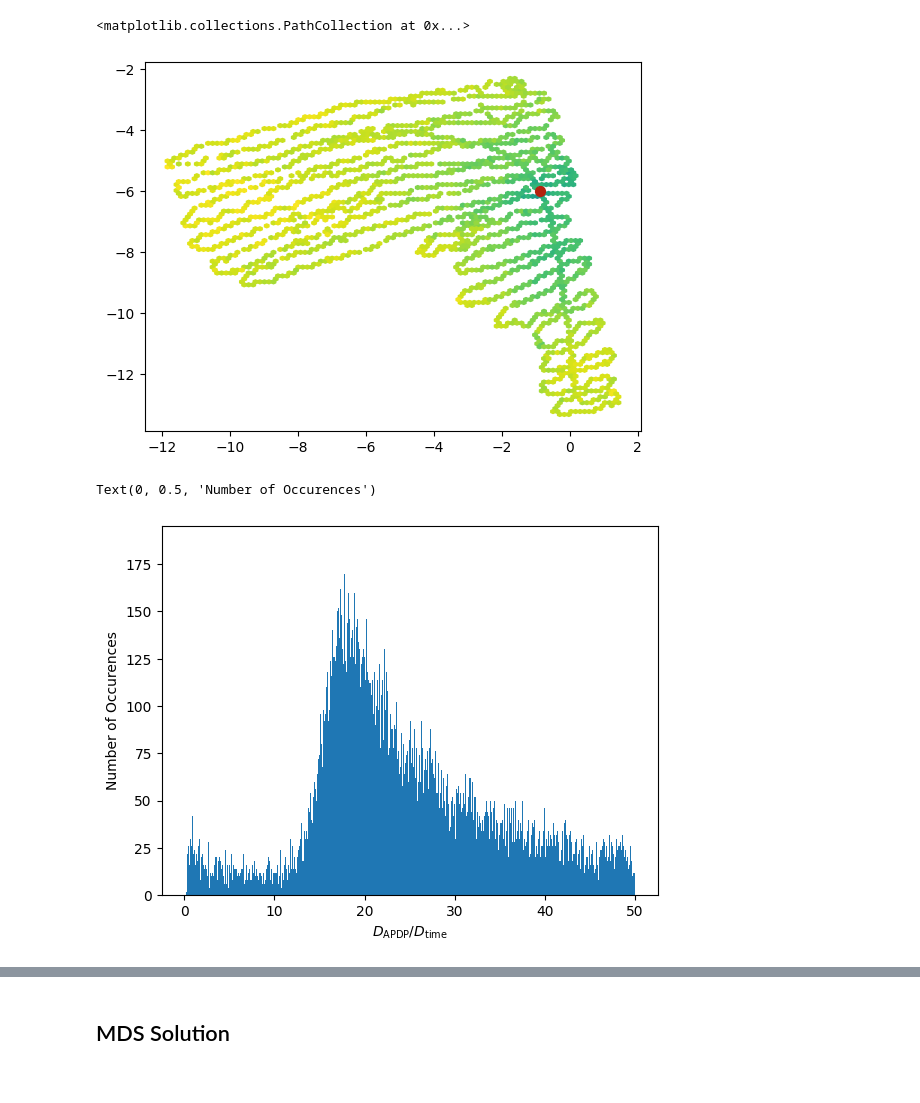
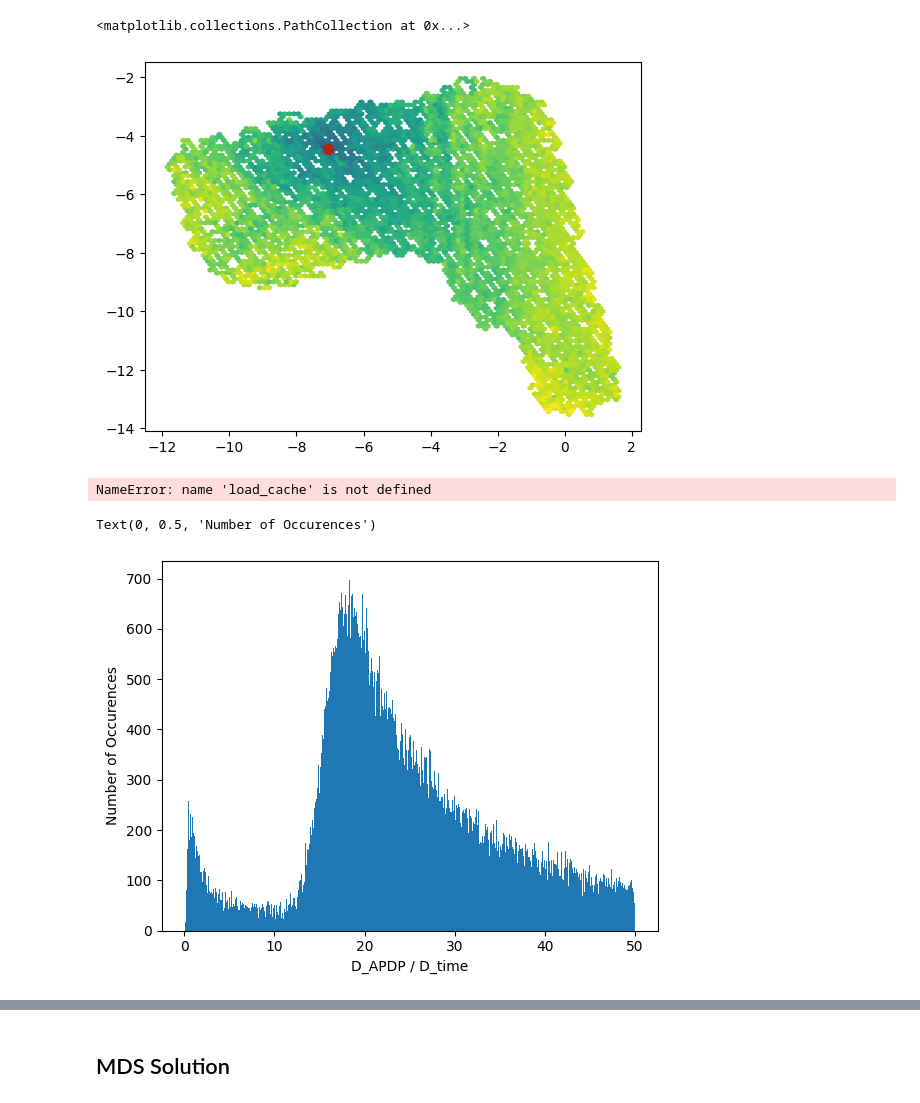
Before and after one commit to yagoliz/mapcharting, a Jupyter notebook: dissimilarity.ipynb, the cells around one changed output, grey strips where cells are left out. Drawn from its saved outputs; the diff is of its cells as text; code cells hidden in the pictures.

```diff
--- a/dissimilarity.ipynb
+++ b/dissimilarity.ipynb
@@ -18,5 +18,11 @@ csi = np.load("data/csi.npz")["arr_0"]
 timestamps = np.load("data/timestamps.npz")["arr_0"]
 positions = np.load("data/positions.npz")["arr_0"]
 # %%
-device = "mps"
-adp_dissimilarity_matrix = adp_dissimilarity(csi, device=device)
+device = "cuda"
+load_cache = True
+file = ".cache/adp_dissimilarity.npz"
+
+if not load_cache:
+    adp_dissimilarity_matrix = adp_dissimilarity(csi, device=device)
+else:
+    adp_dissimilarity_matrix = torch.from_numpy(np.load(file), device=device)
@@ -23,13 +33,18 @@ adp_dissimilarity_matrix = adp_dissimilarity(csi, device=device)
 # %%
-POS = 100
+POS = 0
 
 # Hexagonal grid plotting with mp's hexbin
 plt.hexbin(positions[:,0], positions[:,1], C=adp_dissimilarity_matrix[POS,:])
 
 # We also mark the position of the reference point
 plt.scatter(positions[POS,0], positions[POS,1], s=50, c="#b42210")
 # %% [output]
 <matplotlib.collections.PathCollection at 0x...>
-[figure, old version]
+[figure, new version]
 # %%
-timestamp_dissimilarity_matrix = np.abs(np.subtract.outer(timestamps, timestamps))
+if not load_cache:
+    timestamp_dissimilarity_matrix = np.abs(np.subtract.outer(timestamps, timestamps))
+else:
+    timestamp_dissimilarity_matrix = np.load(".cache/timestamp_dissimilarity.npz")
+# %% [output]
+NameError: name 'load_cache' is not defined
@@ -43,11 +62,11 @@ n_bins = 1500
 
 fig, ax1 = plt.subplots()
 occurences, edges, patches = ax1.hist(small_adp_dissimilarities / small_time_dissimilarities, range = (0, 50), bins = n_bins)
-ax1.set_xlabel("$D_\mathrm{APDP} / D_\mathrm{time}$")
+ax1.set_xlabel("D_APDP / D_time")
 ax1.set_ylabel("Number of Occurences")
 # %% [output]
 Text(0, 0.5, 'Number of Occurences')
-[figure, old version]
+[figure, new version]
 # %%
 bin_centers = edges[:-1] + np.diff(edges) / 2.
 max_bin = np.argmax(occurences)
```
Also changed, not shown: parts of 15 cells of this notebook, 3 other files.
